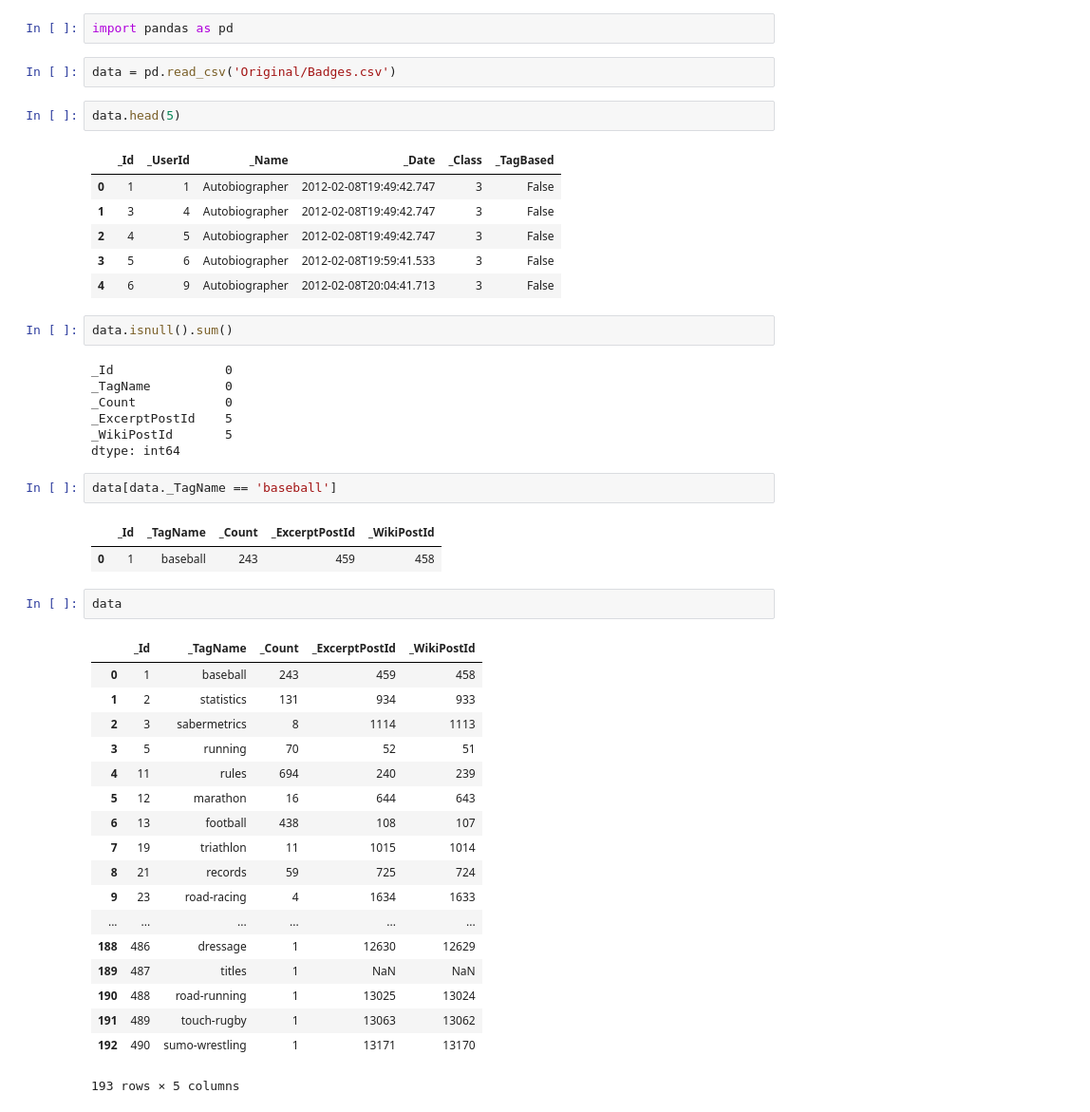
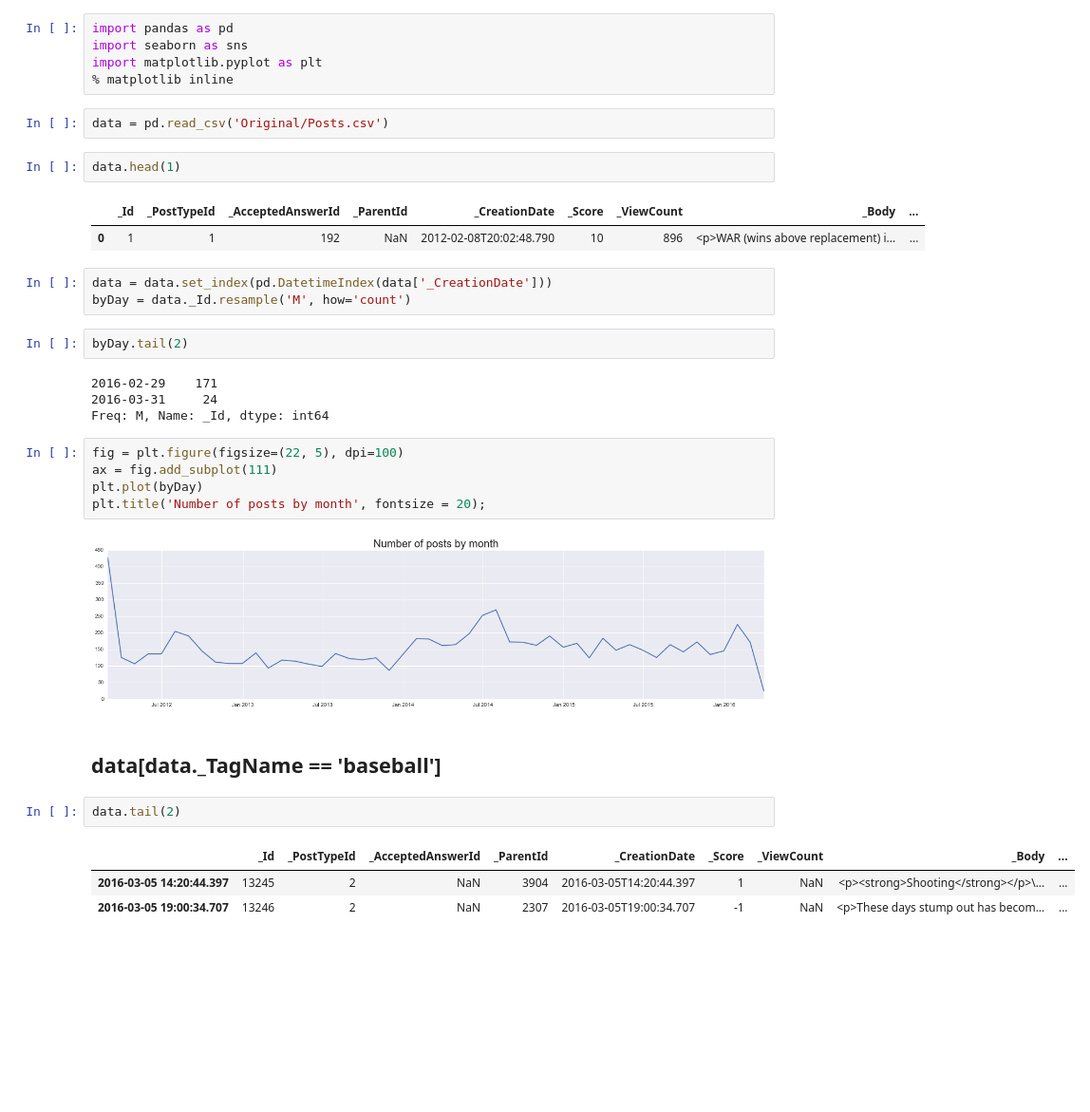
Before and after one commit to agusarridho/SNAproject, a Jupyter notebook: Sports/AdHoc_Work.ipynb, the cells around one changed output. Shown at 95% size. Drawn from its saved outputs; the diff is of its cells as text; blank space fills up the shorter version.

Commit message:
static plots

```diff
--- a/Sports/AdHoc_Work.ipynb
+++ b/Sports/AdHoc_Work.ipynb
@@ -1,48 +1,36 @@
-# %%
-import pandas as pd
+# %%
+import pandas as pd
+import seaborn as sns
+import matplotlib.pyplot as plt
+% matplotlib inline
 # %%
-data = pd.read_csv('Original/Badges.csv')
+data = pd.read_csv('Original/Posts.csv')
 # %%
-data.head(5)
+data.head(1)
 # %% [output]
-|  | _Id | _UserId | _Name | _Date | _Class | _TagBased |
-| 0 | 1 | 1 | Autobiographer | 2012-02-08T19:49:42.747 | 3 | False |
-| 1 | 3 | 4 | Autobiographer | 2012-02-08T19:49:42.747 | 3 | False |
-| 2 | 4 | 5 | Autobiographer | 2012-02-08T19:49:42.747 | 3 | False |
-| 3 | 5 | 6 | Autobiographer | 2012-02-08T19:59:41.533 | 3 | False |
-| 4 | 6 | 9 | Autobiographer | 2012-02-08T20:04:41.713 | 3 | False |
+|  | _Id | _PostTypeId | _AcceptedAnswerId | _ParentId | _CreationDate | _Score | _ViewCount | _Body | ... |
+| 0 | 1 | 1 | 192 | NaN | 2012-02-08T20:02:48.790 | 10 | 896 | <p>WAR (wins above replacement) i... | ... |
-# %%
-data.isnull().sum()
-# %% [output]
-_Id               0
-_TagName          0
-_Count            0
-_ExcerptPostId    5
-_WikiPostId       5
-dtype: int64
-# %%
-data[data._TagName == 'baseball']
-# %% [output]
-|  | _Id | _TagName | _Count | _ExcerptPostId | _WikiPostId |
-| 0 | 1 | baseball | 243 | 459 | 458 |
+# %%
+data = data.set_index(pd.DatetimeIndex(data['_CreationDate']))
+byDay = data._Id.resample('M', how='count')
+# %%
+byDay.tail(2)
+# %% [output]
+2016-02-29    171
+2016-03-31     24
+Freq: M, Name: _Id, dtype: int64
+# %%
+fig = plt.figure(figsize=(22, 5), dpi=100)
+ax = fig.add_subplot(111)
+plt.plot(byDay)
+plt.title('Number of posts by month', fontsize = 20);
+# %% [output]
+[figure, added]
+# %% [markdown]
+## data[data._TagName == 'baseball']
 # %%
-data
+data.tail(2)
 # %% [output]
-|  | _Id | _TagName | _Count | _ExcerptPostId | _WikiPostId |
-| 0 | 1 | baseball | 243 | 459 | 458 |
-| 1 | 2 | statistics | 131 | 934 | 933 |
-| 2 | 3 | sabermetrics | 8 | 1114 | 1113 |
-| 3 | 5 | running | 70 | 52 | 51 |
-| 4 | 11 | rules | 694 | 240 | 239 |
-| 5 | 12 | marathon | 16 | 644 | 643 |
-| 6 | 13 | football | 438 | 108 | 107 |
-| 7 | 19 | triathlon | 11 | 1015 | 1014 |
-| 8 | 21 | records | 59 | 725 | 724 |
-| 9 | 23 | road-racing | 4 | 1634 | 1633 |
-| ... | ... | ... | ... | ... | ... |
-| 188 | 486 | dressage | 1 | 12630 | 12629 |
-| 189 | 487 | titles | 1 | NaN | NaN |
-| 190 | 488 | road-running | 1 | 13025 | 13024 |
-| 191 | 489 | touch-rugby | 1 | 13063 | 13062 |
-| 192 | 490 | sumo-wrestling | 1 | 13171 | 13170 |
+|  | _Id | _PostTypeId | _AcceptedAnswerId | _ParentId | _CreationDate | _Score | _ViewCount | _Body | ... |
+| 2016-03-05 14:20:44.397 | 13245 | 2 | NaN | 3904 | 2016-03-05T14:20:44.397 | 1 | NaN | <p><strong>Shooting</strong></p>\... | ... |
+| 2016-03-05 19:00:34.707 | 13246 | 2 | NaN | 2307 | 2016-03-05T19:00:34.707 | -1 | NaN | <p>These days stump out has becom... | ... |
-193 rows × 5 columns
```
Also changed, not shown: 14 other files.
